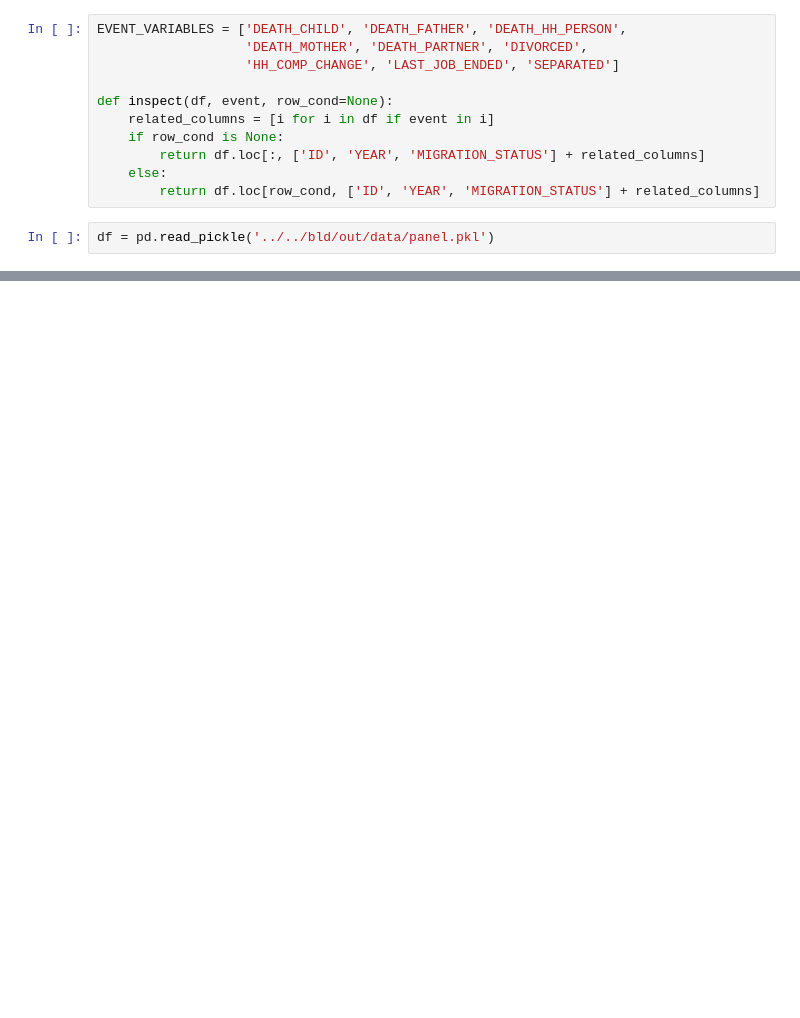
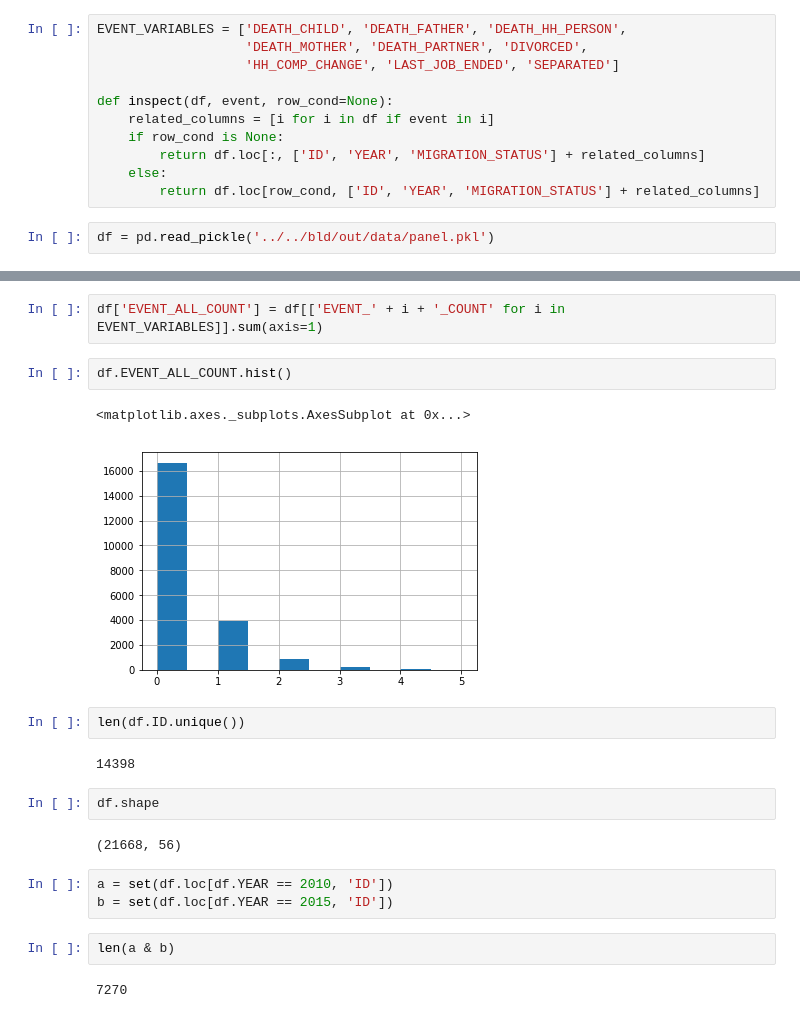
Before and after one commit to tobiasraabe/loc, a Jupyter notebook: src/exploration/explore_panel.ipynb, the cells around one changed output, grey strips where cells are left out. Cells and saved outputs as stored; diff of their text form; blank space fills up the shorter version.

```diff
--- a/src/exploration/explore_panel.ipynb
+++ b/src/exploration/explore_panel.ipynb
@@ -18,0 +79,22 @@ df = pd.read_pickle('../../bld/out/data/panel.pkl')
+# %%
+df['EVENT_ALL_COUNT'] = df[['EVENT_' + i + '_COUNT' for i in EVENT_VARIABLES]].sum(axis=1)
+# %%
+df.EVENT_ALL_COUNT.hist()
+# %% [output]
+<matplotlib.axes._subplots.AxesSubplot at 0x...>
+[figure, added]
+# %%
+len(df.ID.unique())
+# %% [output]
+14398
+# %%
+df.shape
+# %% [output]
+(21668, 56)
+# %%
+a = set(df.loc[df.YEAR == 2010, 'ID'])
+b = set(df.loc[df.YEAR == 2015, 'ID'])
+# %%
+len(a & b)
+# %% [output]
+7270
```
Also changed, not shown: parts of 5 cells of this notebook, 6 other files.
